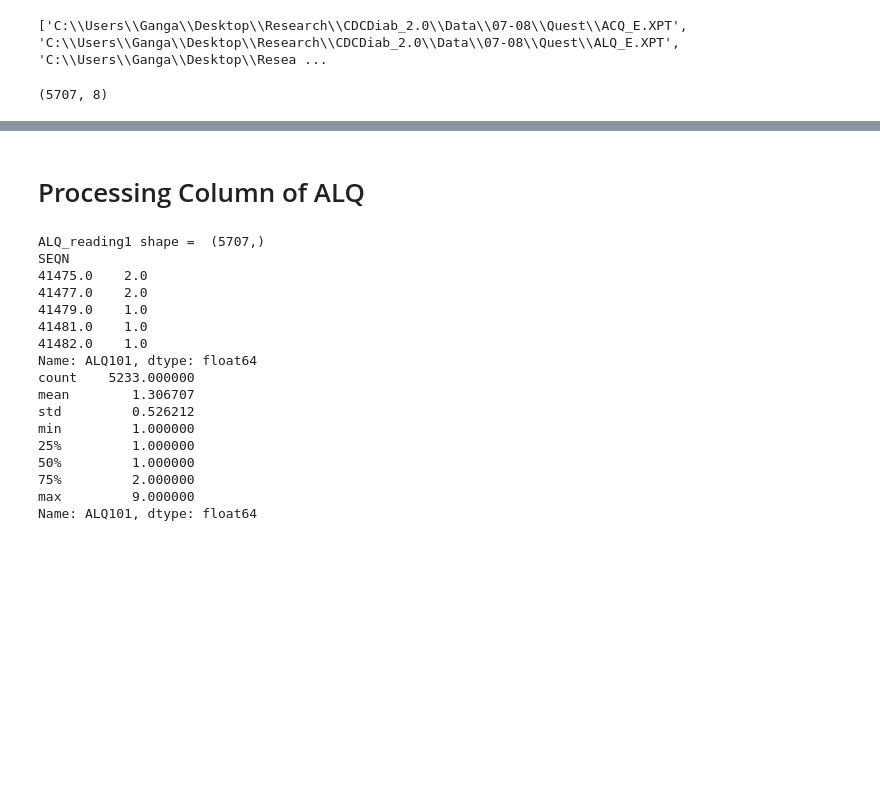
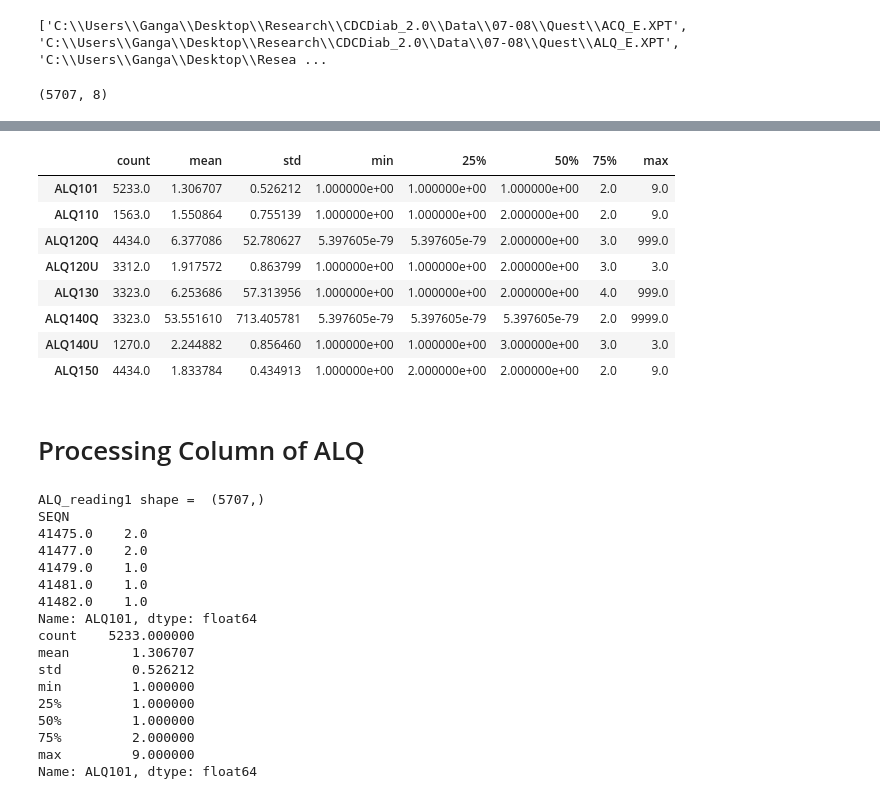
Before and after one commit to basyal4u/CDCDiab_2.0, a Jupyter notebook: P_Ques_ALQ.ipynb, the cells around one changed output, grey strips where cells are left out. Drawn from its saved outputs; the diff is of its cells as text; code cells hidden in the pictures; blank space fills up the shorter version.

```diff
--- a/P_Ques_ALQ.ipynb
+++ b/P_Ques_ALQ.ipynb
@@ -23,0 +92,12 @@ ALQ.shape
+# %%
+ALQ.describe().T
+# %% [output]
+|  | count | mean | std | min | 25% | 50% | 75% | max |
+| ALQ101 | 5233.0 | 1.306707 | 0.526212 | 1.000000e+00 | 1.000000e+00 | 1.000000e+00 | 2.0 | 9.0 |
+| ALQ110 | 1563.0 | 1.550864 | 0.755139 | 1.000000e+00 | 1.000000e+00 | 2.000000e+00 | 2.0 | 9.0 |
+| ALQ120Q | 4434.0 | 6.377086 | 52.780627 | 5.397605e-79 | 5.397605e-79 | 2.000000e+00 | 3.0 | 999.0 |
+| ALQ120U | 3312.0 | 1.917572 | 0.863799 | 1.000000e+00 | 1.000000e+00 | 2.000000e+00 | 3.0 | 3.0 |
+| ALQ130 | 3323.0 | 6.253686 | 57.313956 | 1.000000e+00 | 1.000000e+00 | 2.000000e+00 | 4.0 | 999.0 |
+| ALQ140Q | 3323.0 | 53.551610 | 713.405781 | 5.397605e-79 | 5.397605e-79 | 5.397605e-79 | 2.0 | 9999.0 |
+| ALQ140U | 1270.0 | 2.244882 | 0.856460 | 1.000000e+00 | 1.000000e+00 | 3.000000e+00 | 3.0 | 3.0 |
+| ALQ150 | 4434.0 | 1.833784 | 0.434913 | 1.000000e+00 | 2.000000e+00 | 2.000000e+00 | 2.0 | 9.0 |
```
Also changed, not shown: parts of 8 cells of this notebook, 5 other files.
